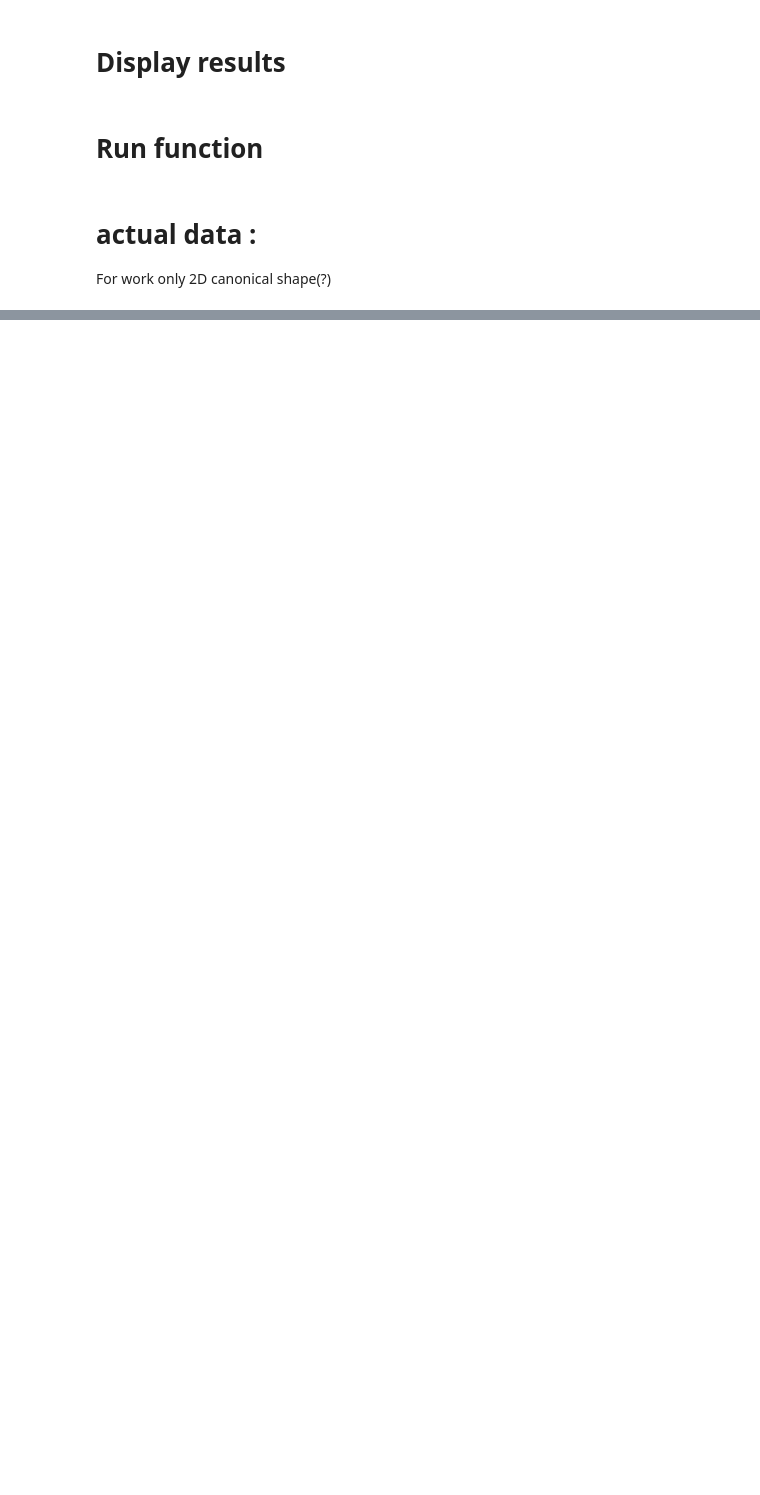
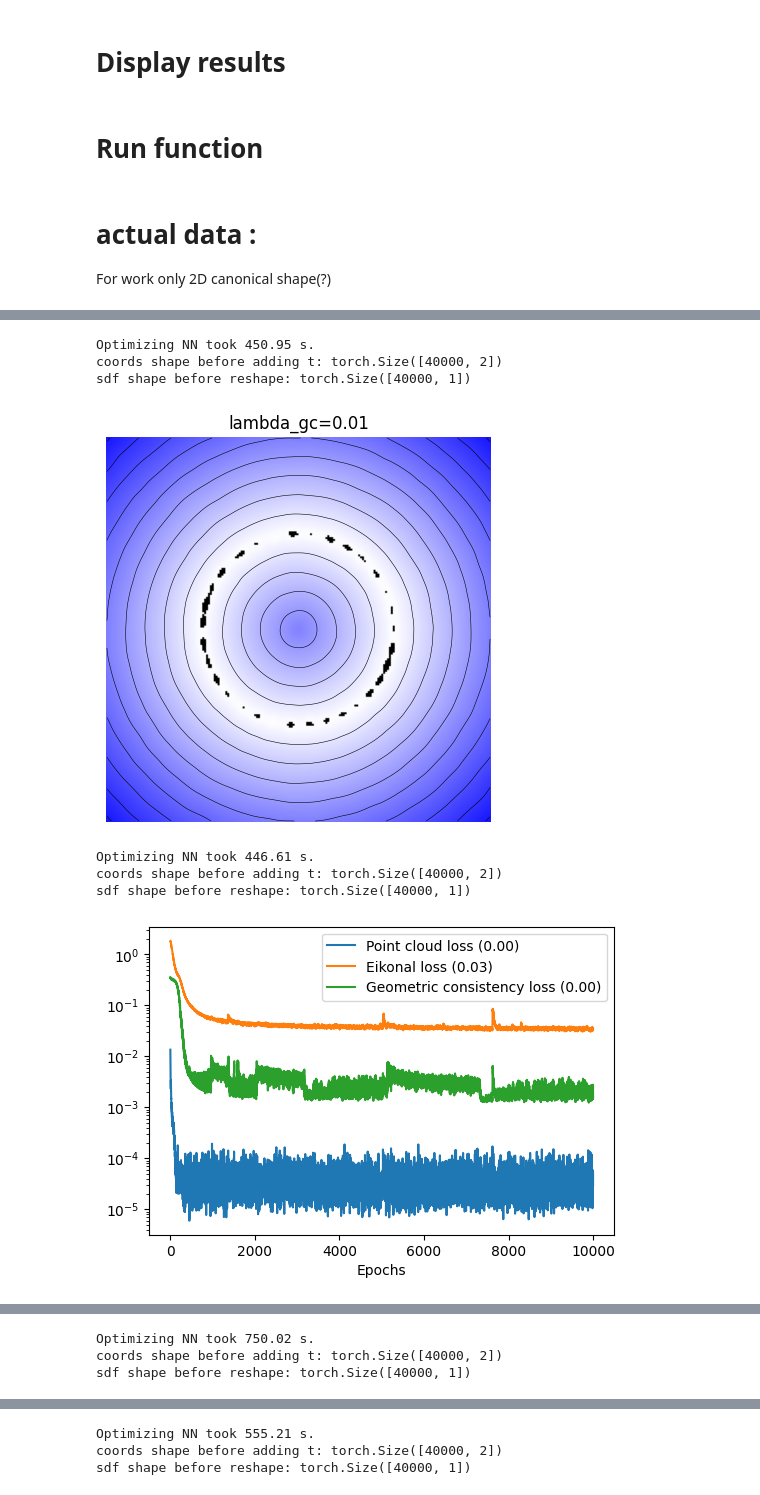
Before and after one commit to gardiens/Noise2NoiseMapping_pytorch, a Jupyter notebook: cleaner_version.ipynb, the cells around one changed output, grey strips where cells are left out. Drawn from its saved outputs; the diff is of its cells as text; code cells hidden in the pictures; blank space fills up the shorter version.

Commit message:
:fire: first result !

```diff
--- a/cleaner_version.ipynb
+++ b/cleaner_version.ipynb
@@ -832,0 +851,55 @@ display_loss(list_loss)
+# %%
+
+for lambda_gc in [10**-k for k in range(2,6)]:
+    npl = 128
+    depth = 3
+    true_net = SirenNet(dim_in=2, dim_out=1, num_layers=depth, dim_hidden=npl, skip=[]).to(
+        device
+    )
+    lpc, leik, lh, llse = [], [], [], []
+    lemd=[]
+    lgc=[]
+    list_loss={"emd":[],"gc":[],"eik":[]}
+    pc_t0 = pc0.clone().to(device)
+    pts_hintst0 = pts_hints0.clone().to(device)
+    nepochs = 10000
+    pc_t0.requires_grad = True
+    # nepochs=10
+    optimize_nise_vf(
+        net=true_net,
+        pc0=pc_t0,
+        # nc0=nc0,
+        # hints0=pts_hintst0,
+        # gtsdf0=gt_sdf_hints0,
+        # vf=vf,
+        # lpc=lpc,
+        # leik=leik,
+        # lh=lh,
+        # llse=llse,
+        # lemd=lemd,
+        # lgc=lgc,
+        lambda_pc=1,# not used,
+        lambda_eik=0.001, # eikonal,
+        lambda_hint=1, # ot used,
+        lambda_lse=2, # not used,
+        lambda_gc=lambda_gc, #geometric consistency,
+        lambda_emd=1, # lambda EMD,
+        batch_size=6000,
+        nepochs=nepochs,
+        plot_loss=False,
+        follow_paper=False,
+        list_loss=list_loss,
+    )
+    net2= torch.load("net_vf_128_3.net")
+    # net2= torch.load("net_vf_128_3.net")
+    display_result(true_net, resolution=200, figsize=(14, 5),title=f"lambda_gc={lambda_gc}")
+    display_loss(list_loss)
+# %% [output]
+Optimizing NN took 450.95 s.
+coords shape before adding t: torch.Size([40000, 2])
+sdf shape before reshape: torch.Size([40000, 1])
+[figure, added]
+Optimizing NN took 446.61 s.
+coords shape before adding t: torch.Size([40000, 2])
+sdf shape before reshape: torch.Size([40000, 1])
+[figure, added]
@@ -832,0 +907,3 @@ display_loss(list_loss)
+Optimizing NN took 750.02 s.
+coords shape before adding t: torch.Size([40000, 2])
+sdf shape before reshape: torch.Size([40000, 1])
@@ -832,0 +912,3 @@ display_loss(list_loss)
+Optimizing NN took 555.21 s.
+coords shape before adding t: torch.Size([40000, 2])
+sdf shape before reshape: torch.Size([40000, 1])
```
Also changed, not shown: parts of 20 cells of this notebook.
